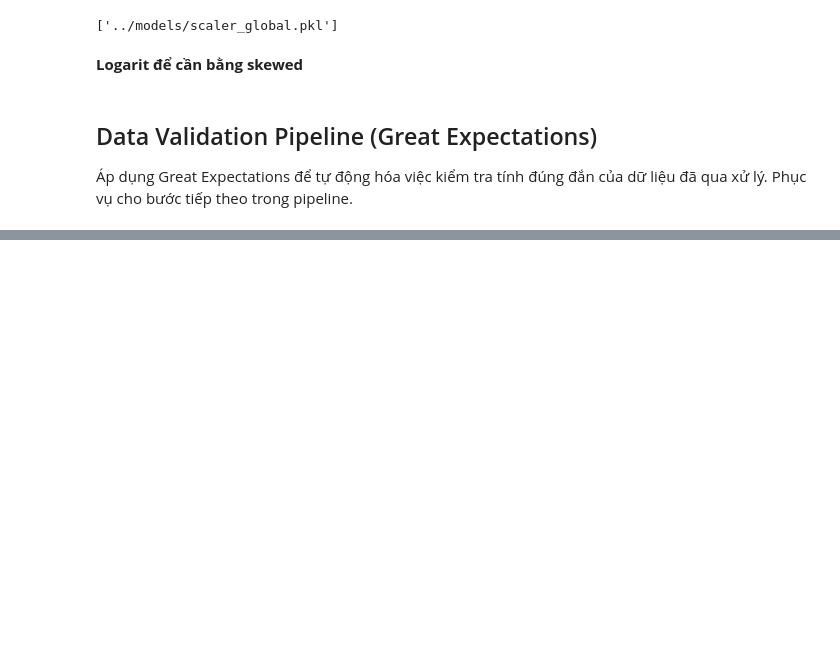
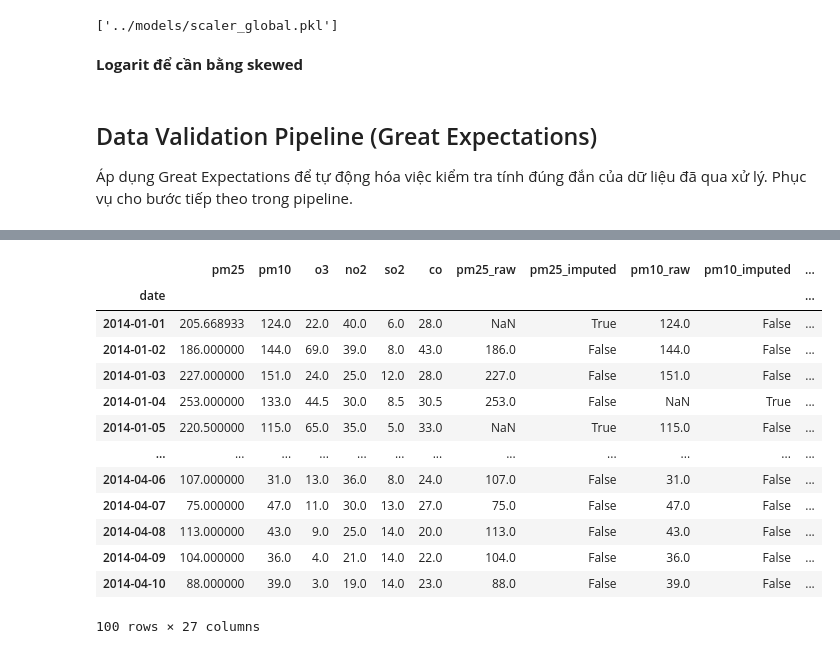
Before and after one commit to AnhQuan29112004/AI-Driven-Urban-Air-Pollution-Monitoring-System, a Jupyter notebook: air_pollution/notebook/02_data_cleaning_and_preprocessing.ipynb, the cells around one changed output, grey strips where cells are left out. Drawn from its saved outputs; the diff is of its cells as text; code cells hidden in the pictures; blank space fills up the shorter version.

```diff
--- a/air_pollution/notebook/02_data_cleaning_and_preprocessing.ipynb
+++ b/air_pollution/notebook/02_data_cleaning_and_preprocessing.ipynb
@@ -703,3 +721,20 @@ context.open_data_docs()
 df_uci_capped.to_parquet('../data/processed/uci_cleaned.parquet')
 df_global_capped.to_parquet('../data/processed/global_cleaned.parquet')
 df_hanoi.to_parquet('../data/processed/hanoi_cleaned.parquet')
+# %%
+df_hanoi.head(100)
+# %% [output]
+|  | pm25 | pm10 | o3 | no2 | so2 | co | pm25_raw | pm25_imputed | pm10_raw | pm10_imputed | ... |
+| date |  |  |  |  |  |  |  |  |  |  | ... |
+| 2014-01-01 | 205.668933 | 124.0 | 22.0 | 40.0 | 6.0 | 28.0 | NaN | True | 124.0 | False | ... |
+| 2014-01-02 | 186.000000 | 144.0 | 69.0 | 39.0 | 8.0 | 43.0 | 186.0 | False | 144.0 | False | ... |
+| 2014-01-03 | 227.000000 | 151.0 | 24.0 | 25.0 | 12.0 | 28.0 | 227.0 | False | 151.0 | False | ... |
+| 2014-01-04 | 253.000000 | 133.0 | 44.5 | 30.0 | 8.5 | 30.5 | 253.0 | False | NaN | True | ... |
+| 2014-01-05 | 220.500000 | 115.0 | 65.0 | 35.0 | 5.0 | 33.0 | NaN | True | 115.0 | False | ... |
+| ... | ... | ... | ... | ... | ... | ... | ... | ... | ... | ... | ... |
+| 2014-04-06 | 107.000000 | 31.0 | 13.0 | 36.0 | 8.0 | 24.0 | 107.0 | False | 31.0 | False | ... |
+| 2014-04-07 | 75.000000 | 47.0 | 11.0 | 30.0 | 13.0 | 27.0 | 75.0 | False | 47.0 | False | ... |
+| 2014-04-08 | 113.000000 | 43.0 | 9.0 | 25.0 | 14.0 | 20.0 | 113.0 | False | 43.0 | False | ... |
+| 2014-04-09 | 104.000000 | 36.0 | 4.0 | 21.0 | 14.0 | 22.0 | 104.0 | False | 36.0 | False | ... |
+| 2014-04-10 | 88.000000 | 39.0 | 3.0 | 19.0 | 14.0 | 23.0 | 88.0 | False | 39.0 | False | ... |
+100 rows × 27 columns
```
Also changed, not shown: parts of 1 cell of this notebook.
